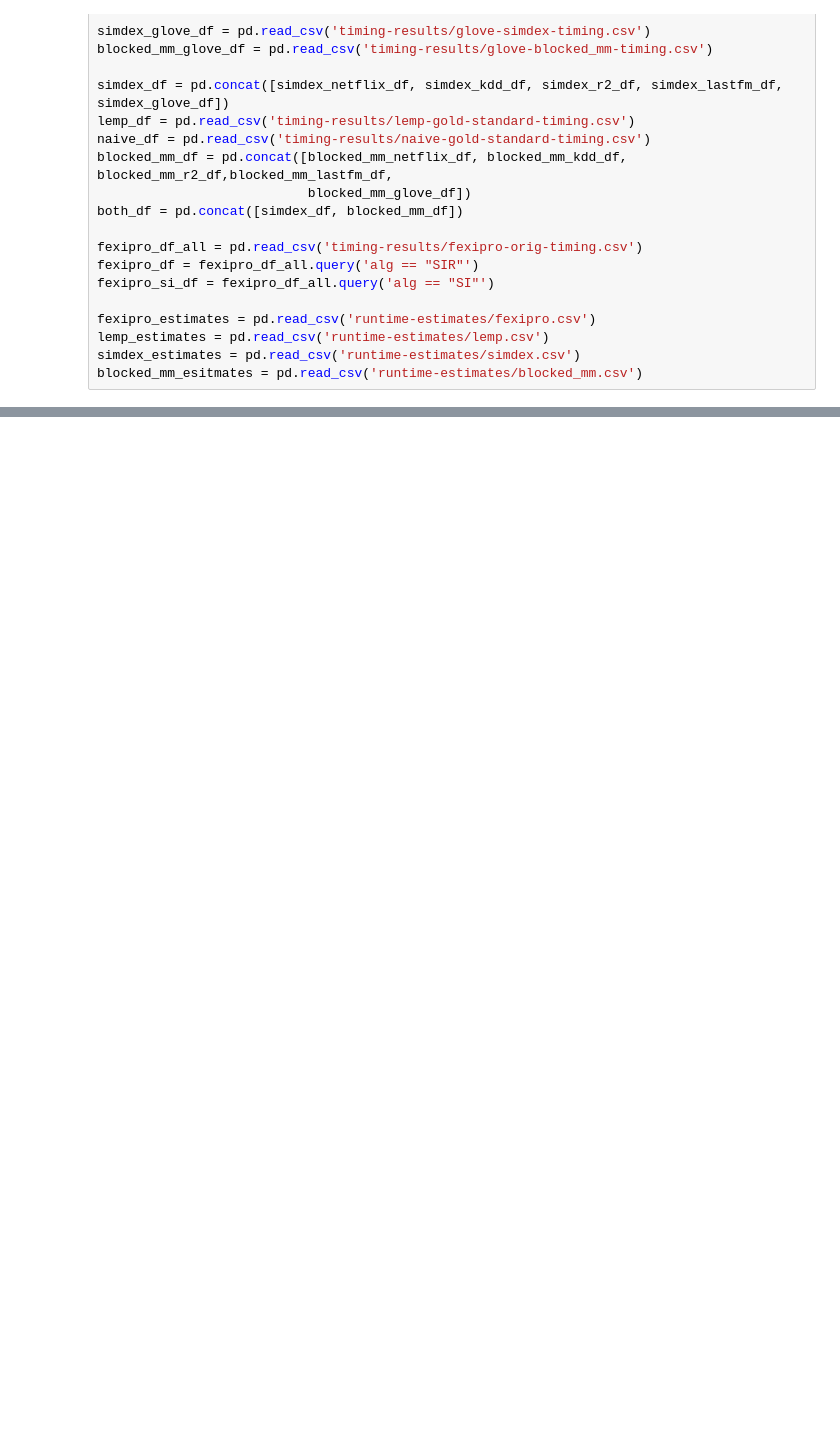
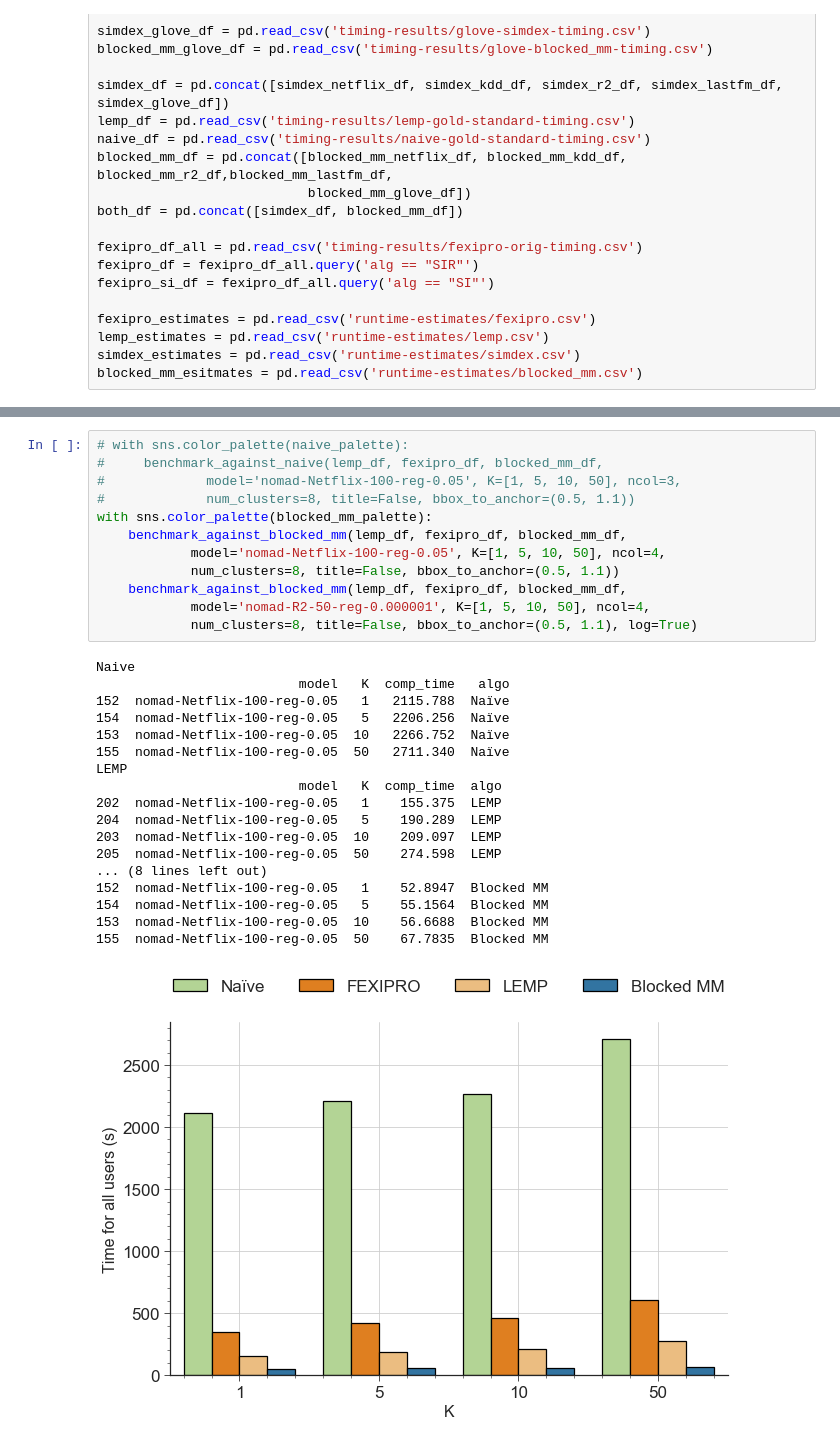
Before and after one commit to stanford-futuredata/optimus-maximus, a Jupyter notebook: plots/simdex-plots.ipynb, the cells around one changed output, grey strips where cells are left out. Saved outputs shown, nothing was run; the diff lists cells and outputs as text; blank space fills up the shorter version.

```diff
--- a/plots/simdex-plots.ipynb
+++ b/plots/simdex-plots.ipynb
@@ -148,0 +96,31 @@ with sns.color_palette(appetizer_palette[1:]):
+# %%
+# with sns.color_palette(naive_palette):
+#     benchmark_against_naive(lemp_df, fexipro_df, blocked_mm_df,
+#             model='nomad-Netflix-100-reg-0.05', K=[1, 5, 10, 50], ncol=3,
+#             num_clusters=8, title=False, bbox_to_anchor=(0.5, 1.1))
+with sns.color_palette(blocked_mm_palette):
+    benchmark_against_blocked_mm(lemp_df, fexipro_df, blocked_mm_df,
+            model='nomad-Netflix-100-reg-0.05', K=[1, 5, 10, 50], ncol=4,
+            num_clusters=8, title=False, bbox_to_anchor=(0.5, 1.1))
+    benchmark_against_blocked_mm(lemp_df, fexipro_df, blocked_mm_df,
+            model='nomad-R2-50-reg-0.000001', K=[1, 5, 10, 50], ncol=4,
+            num_clusters=8, title=False, bbox_to_anchor=(0.5, 1.1), log=True)
+# %% [output]
+Naive
+                          model   K  comp_time   algo
+152  nomad-Netflix-100-reg-0.05   1   2115.788  Naïve
+154  nomad-Netflix-100-reg-0.05   5   2206.256  Naïve
+153  nomad-Netflix-100-reg-0.05  10   2266.752  Naïve
+155  nomad-Netflix-100-reg-0.05  50   2711.340  Naïve
+LEMP
+                          model   K  comp_time  algo
+202  nomad-Netflix-100-reg-0.05   1    155.375  LEMP
+204  nomad-Netflix-100-reg-0.05   5    190.289  LEMP
+203  nomad-Netflix-100-reg-0.05  10    209.097  LEMP
+205  nomad-Netflix-100-reg-0.05  50    274.598  LEMP
+... (8 lines left out)
+152  nomad-Netflix-100-reg-0.05   1    52.8947  Blocked MM
+154  nomad-Netflix-100-reg-0.05   5    55.1564  Blocked MM
+153  nomad-Netflix-100-reg-0.05  10    56.6688  Blocked MM
+155  nomad-Netflix-100-reg-0.05  50    67.7835  Blocked MM
+[figure, added]
```
Also changed, not shown: parts of 24 cells of this notebook, 3 other files.
